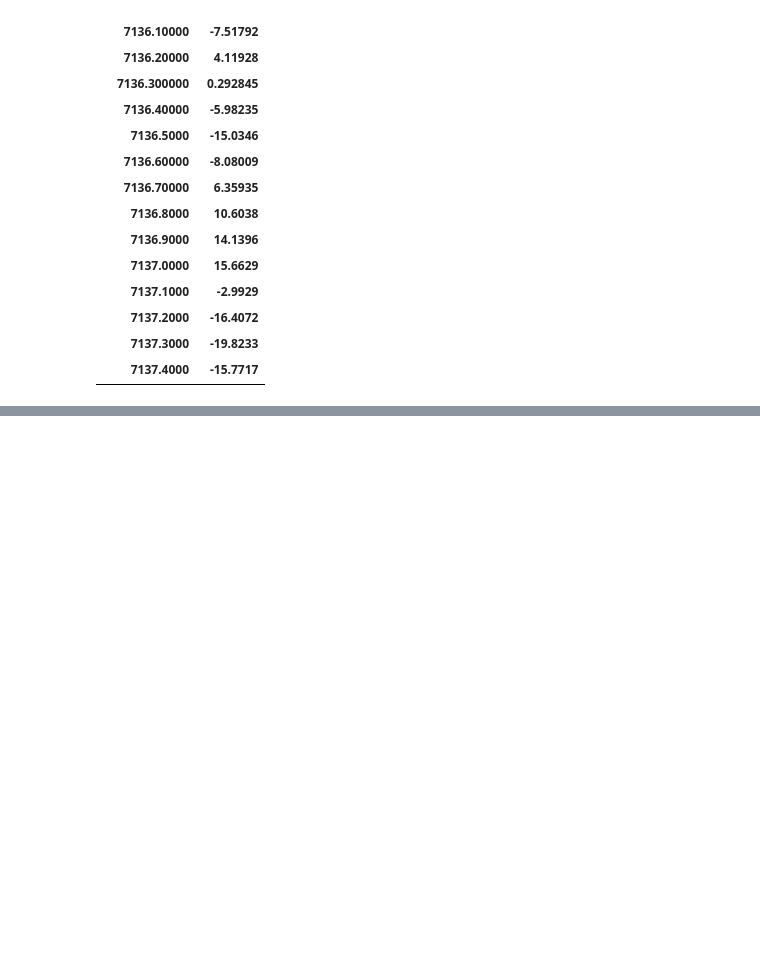
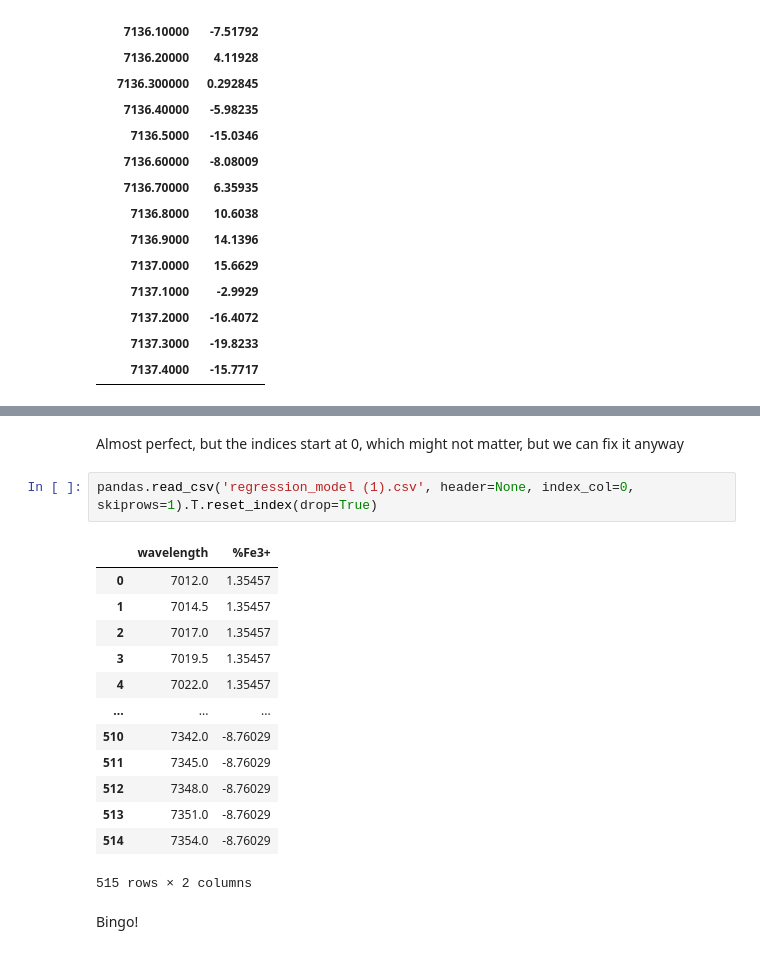
Before and after one commit to wd15/r-value-project, a Jupyter notebook: python_notebooks/evan.ipynb, the cells around one changed output, grey strips where cells are left out. Cells and saved outputs as stored; diff of their text form; blank space fills up the shorter version.

```diff
--- a/python_notebooks/evan.ipynb
+++ b/python_notebooks/evan.ipynb
@@ -808,0 +478,20 @@ pandas.read_csv('regression_model (1).csv').T.wavelength
+# %% [markdown]
+Almost perfect, but the indices start at 0, which might not matter, but we can fix it anyway
+# %%
+pandas.read_csv('regression_model (1).csv', header=None, index_col=0, skiprows=1).T.reset_index(drop=True)
+# %% [output]
+|  | wavelength | %Fe3+ |
+| 0 | 7012.0 | 1.35457 |
+| 1 | 7014.5 | 1.35457 |
+| 2 | 7017.0 | 1.35457 |
+| 3 | 7019.5 | 1.35457 |
+| 4 | 7022.0 | 1.35457 |
+| ... | ... | ... |
+| 510 | 7342.0 | -8.76029 |
+| 511 | 7345.0 | -8.76029 |
+| 512 | 7348.0 | -8.76029 |
+| 513 | 7351.0 | -8.76029 |
+| 514 | 7354.0 | -8.76029 |
+515 rows × 2 columns
+# %% [markdown]
+Bingo!
```
Also changed, not shown: parts of 9 cells of this notebook.
